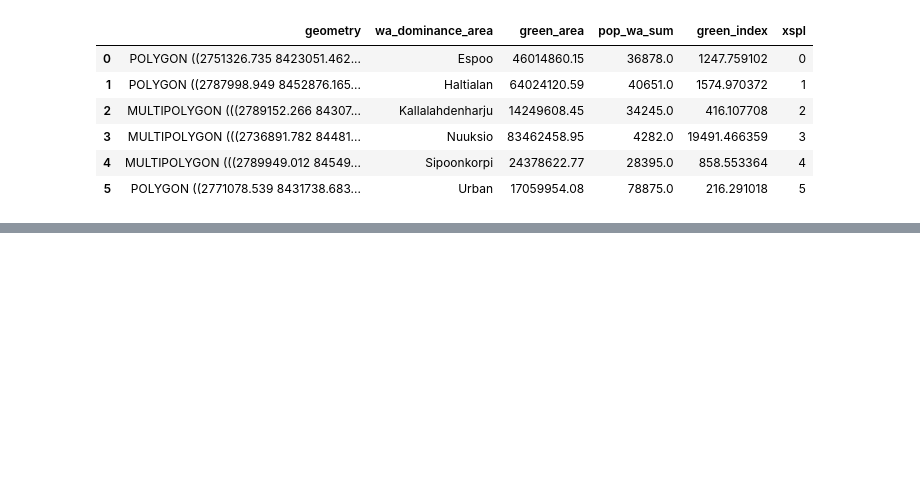
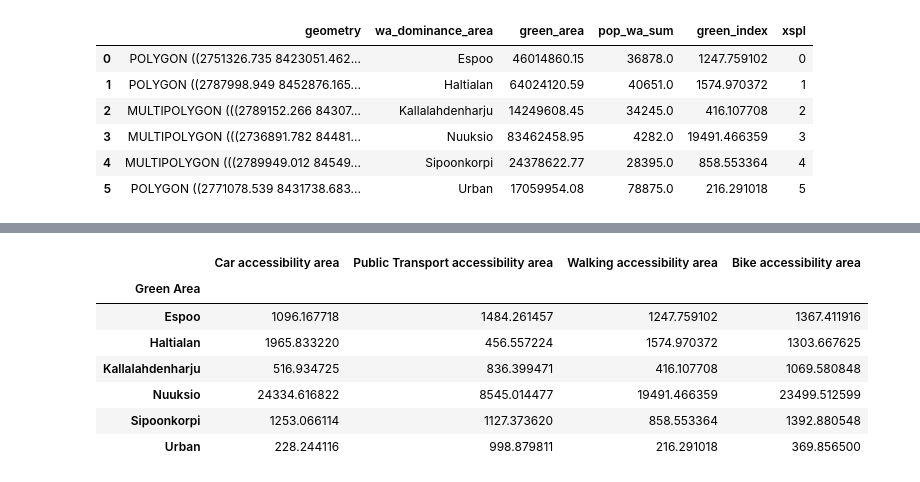
Before and after one commit to bryanvallejo16/green-accessibility-helsinki, a Jupyter notebook: 2_green-accessibility-low-income.ipynb, the cells around one changed output, grey strips where cells are left out. Drawn from its saved outputs; the diff is of its cells as text; code cells hidden in the pictures; blank space fills up the shorter version.

```diff
--- a/2_green-accessibility-low-income.ipynb
+++ b/2_green-accessibility-low-income.ipynb
@@ -1026,0 +1037,24 @@ plt.savefig('docs/low_income_green_index_variation.png', dpi=300)
+# %%
+# creating a dataframe for stackedbar
+df_bar = pd.DataFrame()
+df_bar['Green Area'] = grid_wa['wa_dominance_area']
+df_bar = df_bar.set_index('Green Area')
+
+# adding indexes
+df_bar['Car accessibility area'] = grid_car.set_index('car_dominance_area')['green_index']
+df_bar['Public Transport accessibility area'] = grid_pt.set_index('pt_dominance_area')['green_index']
+df_bar['Walking accessibility area'] = grid_wa.set_index('wa_dominance_area')['green_index']
+df_bar['Bike accessibility area'] = grid_bi.set_index('bi_dominance_area')['green_index']
+
+#df_bar.at['Nuuksio', 'Bike accessibility area'] = np.nan
+
+df_bar
+# %% [output]
+|  | Car accessibility area | Public Transport accessibility area | Walking accessibility area | Bike accessibility area |
+| Green Area |  |  |  |  |
+| Espoo | 1096.167718 | 1484.261457 | 1247.759102 | 1367.411916 |
+| Haltialan | 1965.833220 | 456.557224 | 1574.970372 | 1303.667625 |
+| Kallalahdenharju | 516.934725 | 836.399471 | 416.107708 | 1069.580848 |
+| Nuuksio | 24334.616822 | 8545.014477 | 19491.466359 | 23499.512599 |
+| Sipoonkorpi | 1253.066114 | 1127.373620 | 858.553364 | 1392.880548 |
+| Urban | 228.244116 | 998.879811 | 216.291018 | 369.856500 |
```
Also changed, not shown: parts of 7 cells of this notebook, 5 other files.
